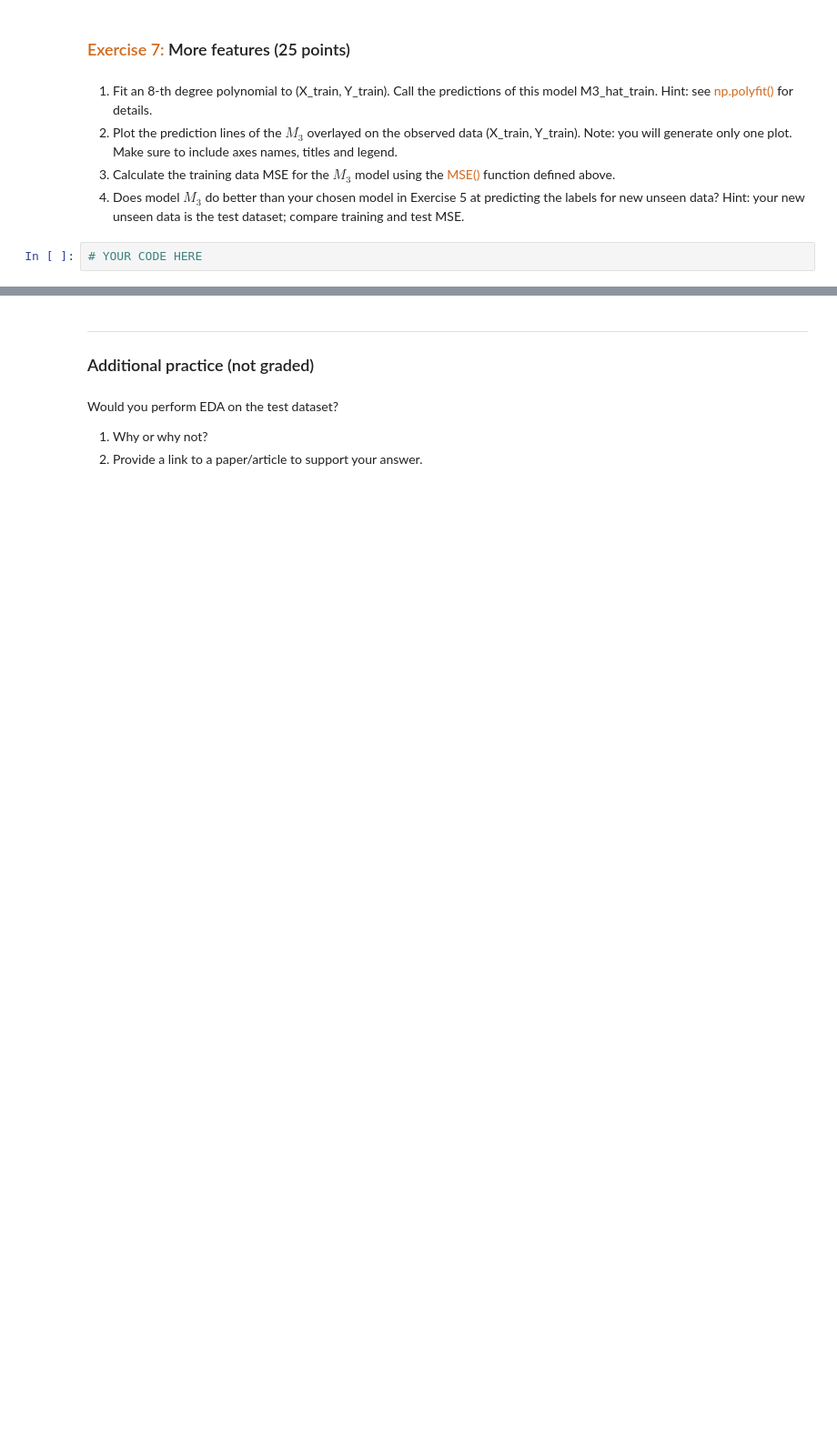
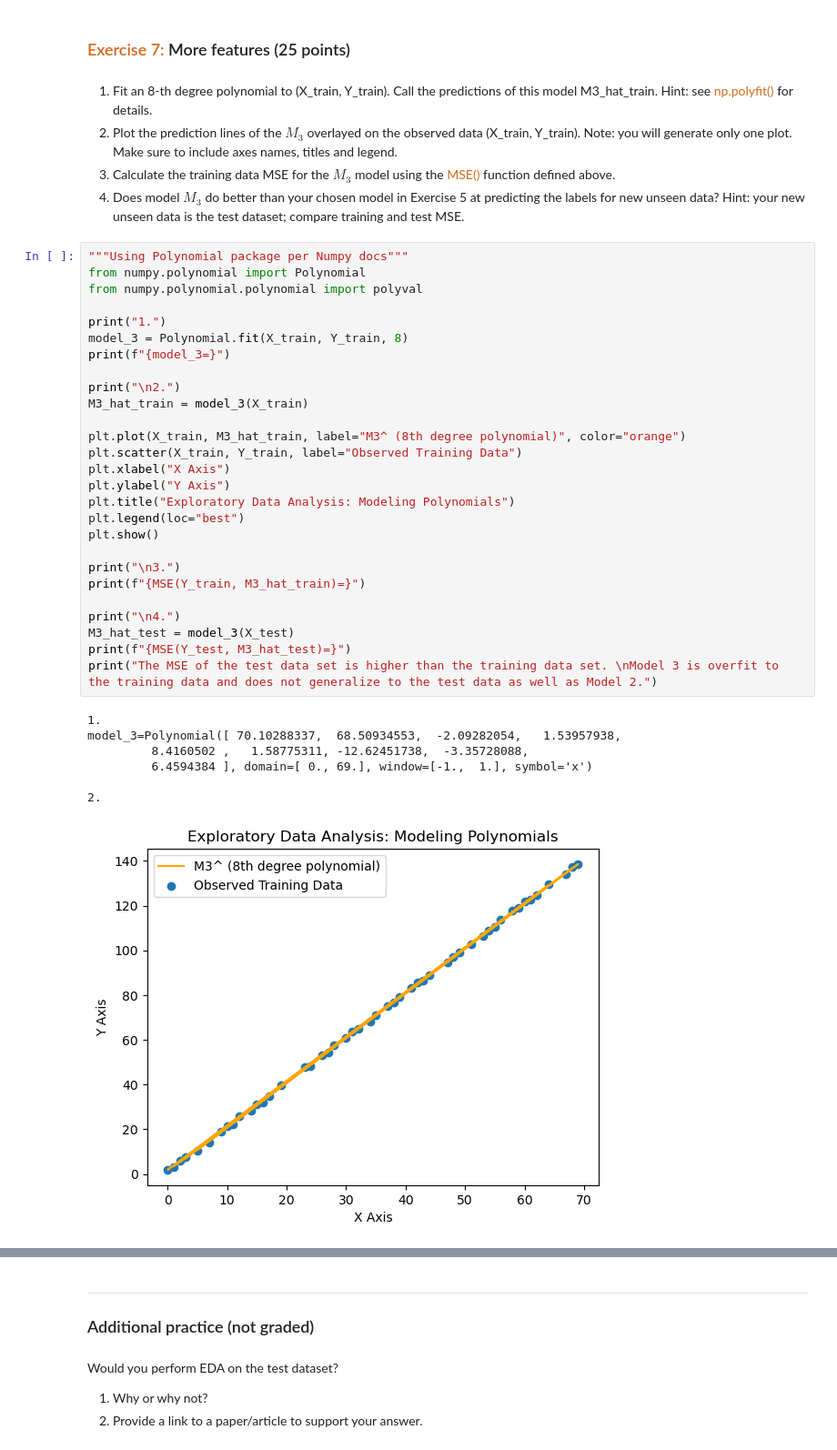
Before and after one commit to daveschaaf/mids_207, a Jupyter notebook: assignments/01 Introduction.ipynb, the cells around one changed output, grey strips where cells are left out. Shown at 91% size. Drawn from its saved outputs; the diff is of its cells as text; blank space fills up the shorter version.

```diff
--- a/assignments/01 Introduction.ipynb
+++ b/assignments/01 Introduction.ipynb
@@ -240,5 +247,38 @@ MSE(Y_test, M2_hat_test)=np.float64(0.3370228107719305)
 2. Plot the prediction lines of the $M_3$ overlayed on the observed data (X_train, Y_train). Note: you will generate only one plot. Make sure to include axes names, titles and legend.
 3. Calculate the training data MSE for the $M_3$ model using the <span style="color:chocolate">MSE()</span> function defined above.
 4. Does model $M_3$ do better than your chosen model in Exercise 5 at predicting the labels for new unseen data? Hint: your new unseen data is the test dataset; compare training and test MSE.
-# %%
-# YOUR CODE HERE
+# %%
+"""Using Polynomial package per Numpy docs"""
+from numpy.polynomial import Polynomial
+from numpy.polynomial.polynomial import polyval
+
+print("1.")
+model_3 = Polynomial.fit(X_train, Y_train, 8)
+print(f"{model_3=}")
+
+print("\n2.")
+M3_hat_train = model_3(X_train)
+
+plt.plot(X_train, M3_hat_train, label="M3^ (8th degree polynomial)", color="orange")
+plt.scatter(X_train, Y_train, label="Observed Training Data")
+plt.xlabel("X Axis")
+plt.ylabel("Y Axis")
+plt.title("Exploratory Data Analysis: Modeling Polynomials")
+plt.legend(loc="best")
+plt.show()
+
+print("\n3.")
+print(f"{MSE(Y_train, M3_hat_train)=}")
+
+print("\n4.")
+M3_hat_test = model_3(X_test)
+print(f"{MSE(Y_test, M3_hat_test)=}")
+print("The MSE of the test data set is higher than the training data set. \nModel 3 is overfit to the training data and does not generalize to the test data as well as Model 2.")
+# %% [output]
+1.
+model_3=Polynomial([ 70.10288337,  68.50934553,  -2.09282054,   1.53957938,
+         8.4160502 ,   1.58775311, -12.62451738,  -3.35728088,
+         6.4594384 ], domain=[ 0., 69.], window=[-1.,  1.], symbol='x')
+
+2.
+[figure, added]
```
Also changed, not shown: parts of 3 cells of this notebook.
